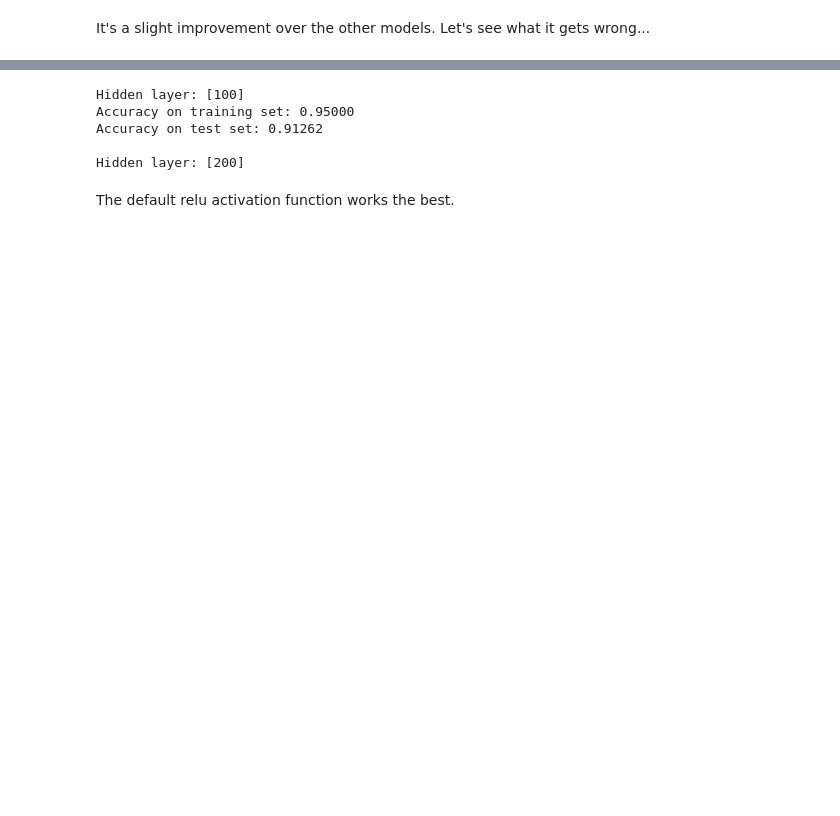
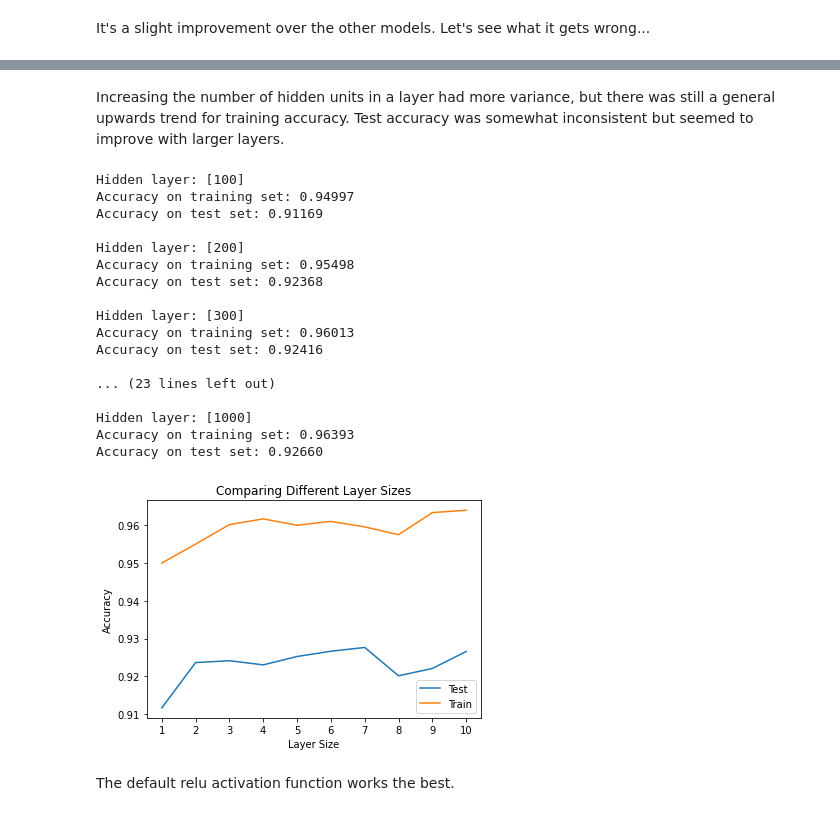
Before and after one commit to josiahhsu/csci_351_project, a Jupyter notebook: DnD_Project.ipynb, the cells around one changed output, grey strips where cells are left out. Saved outputs shown, nothing was run; the diff lists cells and outputs as text; code cells hidden in the pictures; blank space fills up the shorter version.

```diff
--- a/DnD_Project.ipynb
+++ b/DnD_Project.ipynb
@@ -412,31 +452,47 @@ Increasing the number of hidden units in a layer followed the same trend, but th
+# %% [markdown]
+Increasing the number of hidden units in a layer had more variance, but there was still a general upwards trend for training accuracy. Test accuracy was somewhat inconsistent but seemed to improve with larger layers.
 # %%
 # Default is [100]
-hidden_layer_sizes = [[100*i] for i in range(1, 11)]
+n = 11
+hidden_layer_sizes = [[100*i] for i in range(1, n)]
 
 ave_test = []
 ave_train = []
 
 for s in hidden_layer_sizes:
     print("Hidden layer: {}".format(s))
     mlp = MLPRegressor(hidden_layer_sizes=s)
     train, test = print_test_model2(mlp, X, y, 20)
     ave_test.append(test)
     ave_train.append(train)
 
-plt.plot([i for i in range(1, len(hidden_layer_count)+1)], ave_test, label="Test")
-plt.plot([i for i in range(1, len(hidden_layer_count)+1)], ave_train, label="Train")
+plt.plot([i for i in range(1, n)], ave_test, label="Test")
+plt.plot([i for i in range(1, n)], ave_train, label="Train")
 plt.title("Comparing Different Layer Sizes")
 plt.xlabel("Layer Size")
 plt.ylabel("Accuracy")
-plt.xticks([i for i in range(1, len(hidden_layer_count)+1)])
+plt.xticks([i for i in range(1, n)])
 plt.legend()
 plt.show()
 # %% [output]
 Hidden layer: [100]
-Accuracy on training set: 0.95000
-Accuracy on test set: 0.91262
+Accuracy on training set: 0.94997
+Accuracy on test set: 0.91169
 
 Hidden layer: [200]
+Accuracy on training set: 0.95498
+Accuracy on test set: 0.92368
+
+Hidden layer: [300]
+Accuracy on training set: 0.96013
+Accuracy on test set: 0.92416
+
+... (23 lines left out)
+
+Hidden layer: [1000]
+Accuracy on training set: 0.96393
+Accuracy on test set: 0.92660
+[figure, added]
 # %% [markdown]
 The default relu activation function works the best.
 # %%
```
Also changed, not shown: parts of 55 cells of this notebook.
